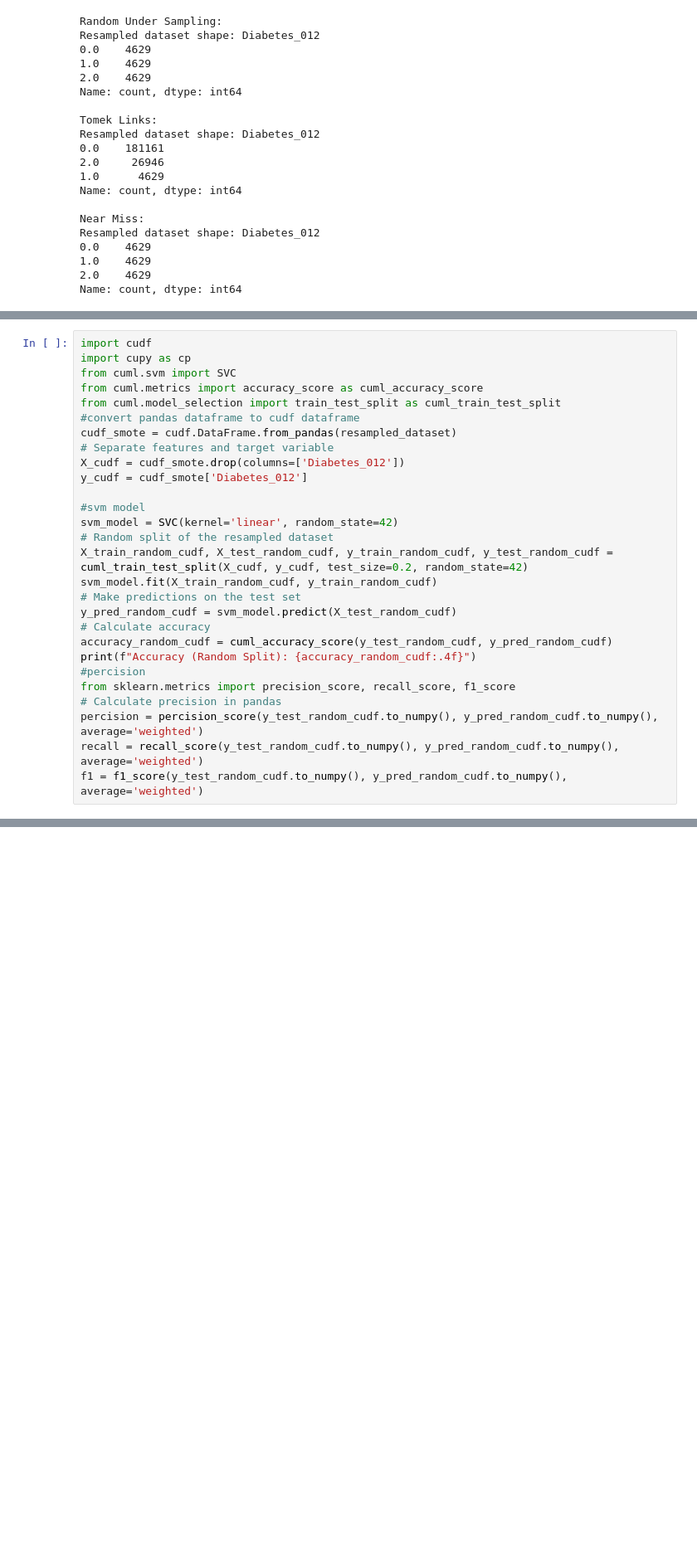
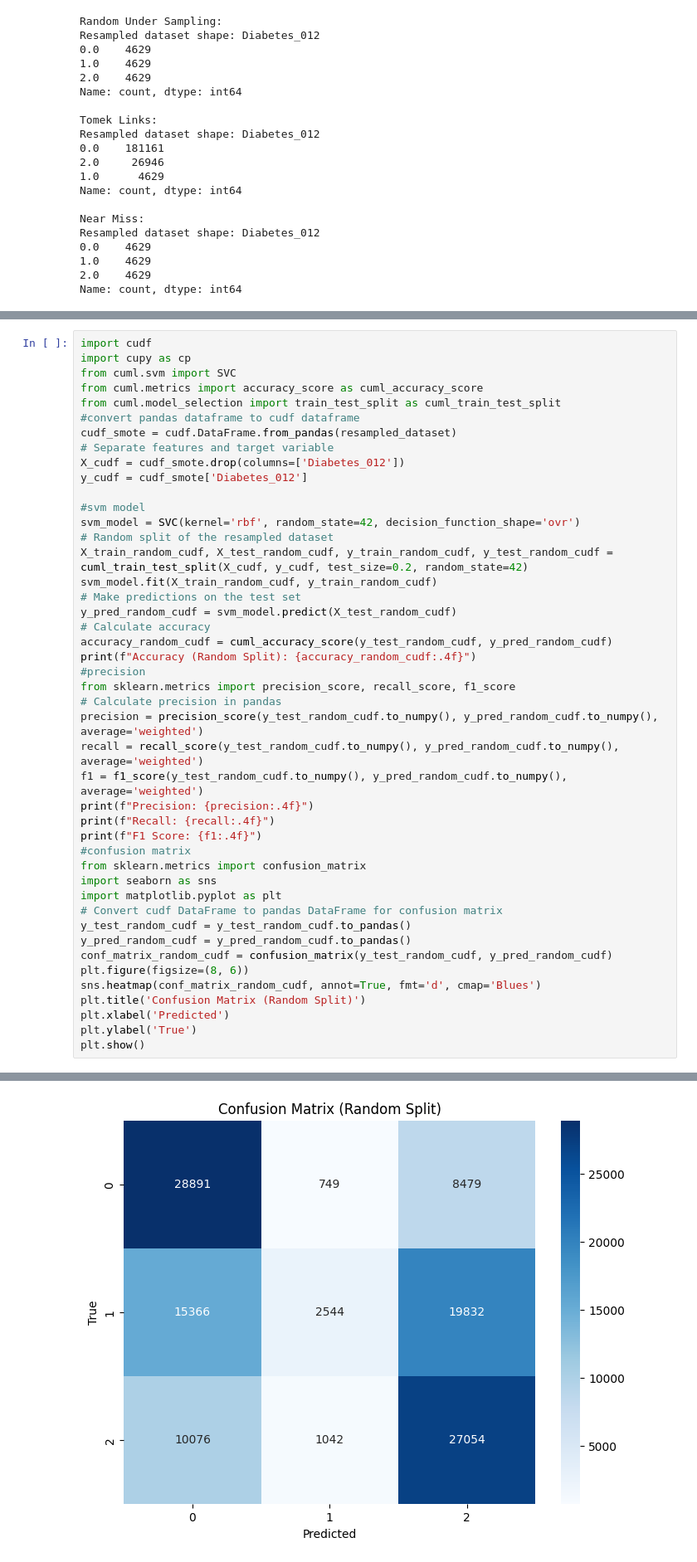
Before and after one commit to tiagoluis19/AC, a Jupyter notebook: ProjetoAC2/Diabetesmulticlass.ipynb, the cells around one changed output, grey strips where cells are left out. Shown at 83% size. Saved outputs shown, nothing was run; the diff lists cells and outputs as text; blank space fills up the shorter version.

```diff
--- a/ProjetoAC2/Diabetesmulticlass.ipynb
+++ b/ProjetoAC2/Diabetesmulticlass.ipynb
@@ -284,7 +347,7 @@ X_cudf = cudf_smote.drop(columns=['Diabetes_012'])
 y_cudf = cudf_smote['Diabetes_012']
 
 #svm model
-svm_model = SVC(kernel='linear', random_state=42)
+svm_model = SVC(kernel='rbf', random_state=42, decision_function_shape='ovr')
 # Random split of the resampled dataset
 X_train_random_cudf, X_test_random_cudf, y_train_random_cudf, y_test_random_cudf = cuml_train_test_split(X_cudf, y_cudf, test_size=0.2, random_state=42)
 svm_model.fit(X_train_random_cudf, y_train_random_cudf)
@@ -293,10 +356,27 @@ y_pred_random_cudf = svm_model.predict(X_test_random_cudf)
 # Calculate accuracy
 accuracy_random_cudf = cuml_accuracy_score(y_test_random_cudf, y_pred_random_cudf)
 print(f"Accuracy (Random Split): {accuracy_random_cudf:.4f}")
-#percision
+#precision
 from sklearn.metrics import precision_score, recall_score, f1_score
 # Calculate precision in pandas
-percision = percision_score(y_test_random_cudf.to_numpy(), y_pred_random_cudf.to_numpy(), average='weighted')
+precision = precision_score(y_test_random_cudf.to_numpy(), y_pred_random_cudf.to_numpy(), average='weighted')
 recall = recall_score(y_test_random_cudf.to_numpy(), y_pred_random_cudf.to_numpy(), average='weighted')
 f1 = f1_score(y_test_random_cudf.to_numpy(), y_pred_random_cudf.to_numpy(), average='weighted')
+print(f"Precision: {precision:.4f}")
+print(f"Recall: {recall:.4f}")
+print(f"F1 Score: {f1:.4f}")
+#confusion matrix
+from sklearn.metrics import confusion_matrix
+import seaborn as sns
+import matplotlib.pyplot as plt
+# Convert cudf DataFrame to pandas DataFrame for confusion matrix
+y_test_random_cudf = y_test_random_cudf.to_pandas()
+y_pred_random_cudf = y_pred_random_cudf.to_pandas()
+conf_matrix_random_cudf = confusion_matrix(y_test_random_cudf, y_pred_random_cudf)
+plt.figure(figsize=(8, 6))
+sns.heatmap(conf_matrix_random_cudf, annot=True, fmt='d', cmap='Blues')
+plt.title('Confusion Matrix (Random Split)')
+plt.xlabel('Predicted')
+plt.ylabel('True')
+plt.show()
 # %% [output]
@@ -303,0 +387 @@ AttributeError: module 'cudf' has no attribute 'utils'
+[figure, added]
```
Also changed, not shown: parts of 12 cells of this notebook, 2 other files.
